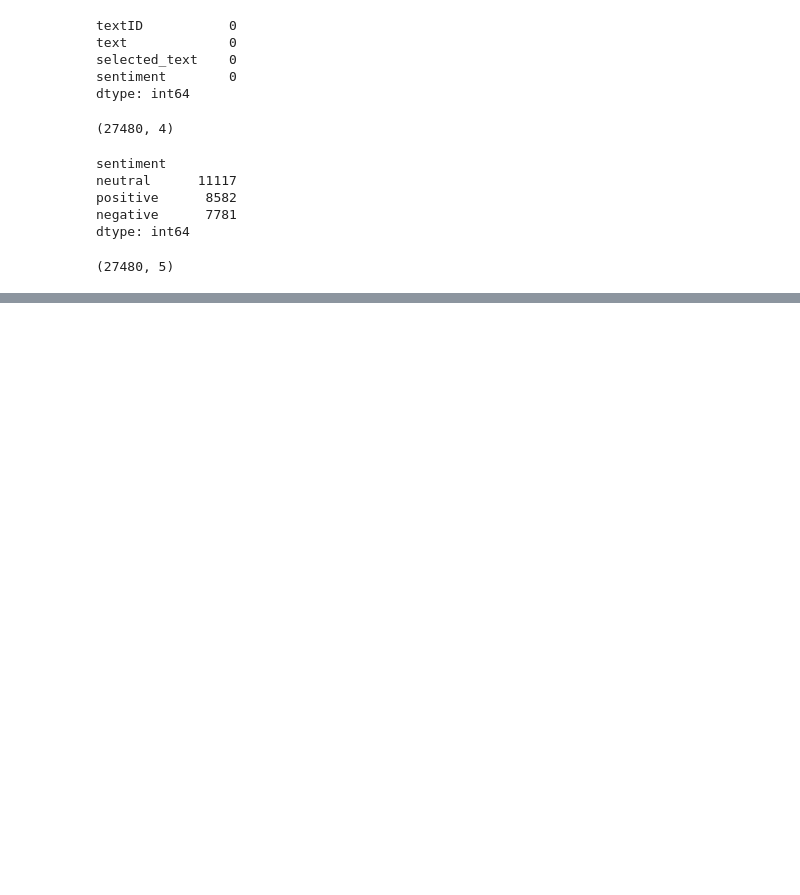
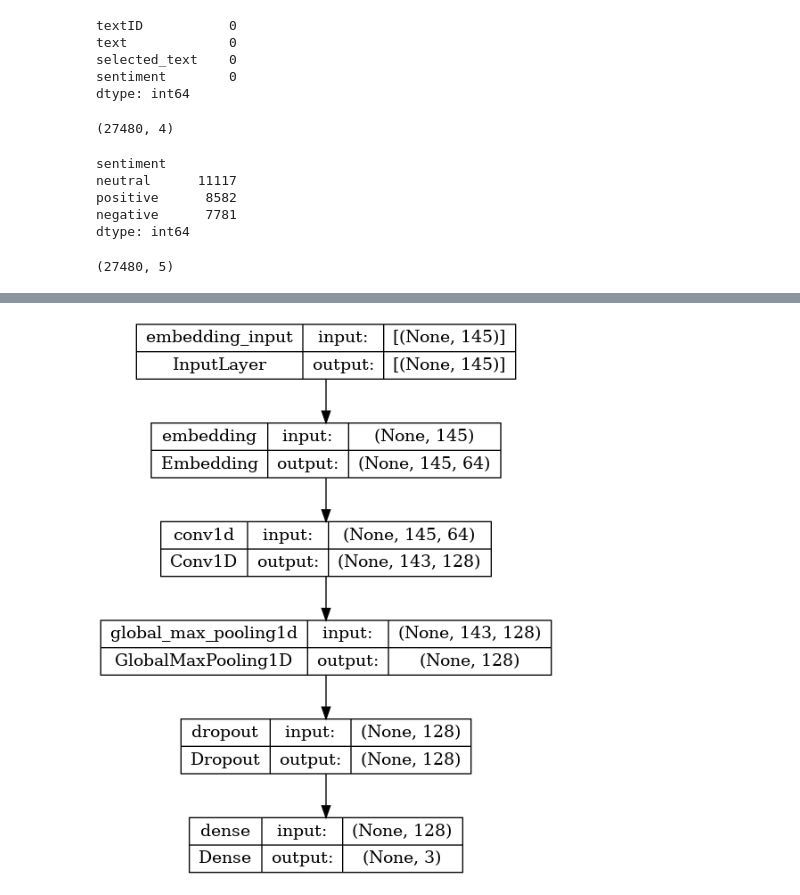
Before and after one commit to bonfaceonyango/CNN-NLP_Twitter_sentiments_analysis, a Jupyter notebook: CNN-NLP.ipynb, the cells around one changed output, grey strips where cells are left out. Drawn from its saved outputs; the diff is of its cells as text; code cells hidden in the pictures; blank space fills up the shorter version.

Commit message:
updated CNN-NLP model

```diff
--- a/CNN-NLP.ipynb
+++ b/CNN-NLP.ipynb
@@ -266,0 +326,17 @@ array([[0., 1., 0.],
+# %%
+max_features=15000
+embedding_die=64
+sequence_length=145
+model=Sequential()
+model.add(Embedding(max_features+1,embedding_die,input_length=sequence_length,\
+                   embeddings_regularizer=regularizers.l2(0.0005)))
+model.add(Conv1D(filters=128,kernel_size=3,activation="relu",\
+                 kernel_regularizer=regularizers.l2(0.0005),\
+                 bias_regularizer=regularizers.l2(0.0005)))
+model.add(GlobalMaxPool1D())
+model.add(Dropout(0.5))
+model.add(Dense(3,activation="sigmoid",\
+                 kernel_regularizer=regularizers.l2(0.0005),\
+                 bias_regularizer=regularizers.l2(0.0005)))
+model.summary()
+model.compile(loss=losses.CategoricalCrossentropy(from_logits=True),optimizer="Nadam",metrics=["categorical_accuracy"])
@@ -266,0 +364,7 @@ array([[0., 1., 0.],
+# %%
+#Plot CNN layers
+#! pip install pydot
+#! sudo apt install graphviz
+tf.keras.utils.plot_model(model,"multi_input_output.png",show_shapes=True)
+# %% [output]
+[figure, added]
```
Also changed, not shown: parts of 33 cells of this notebook.
